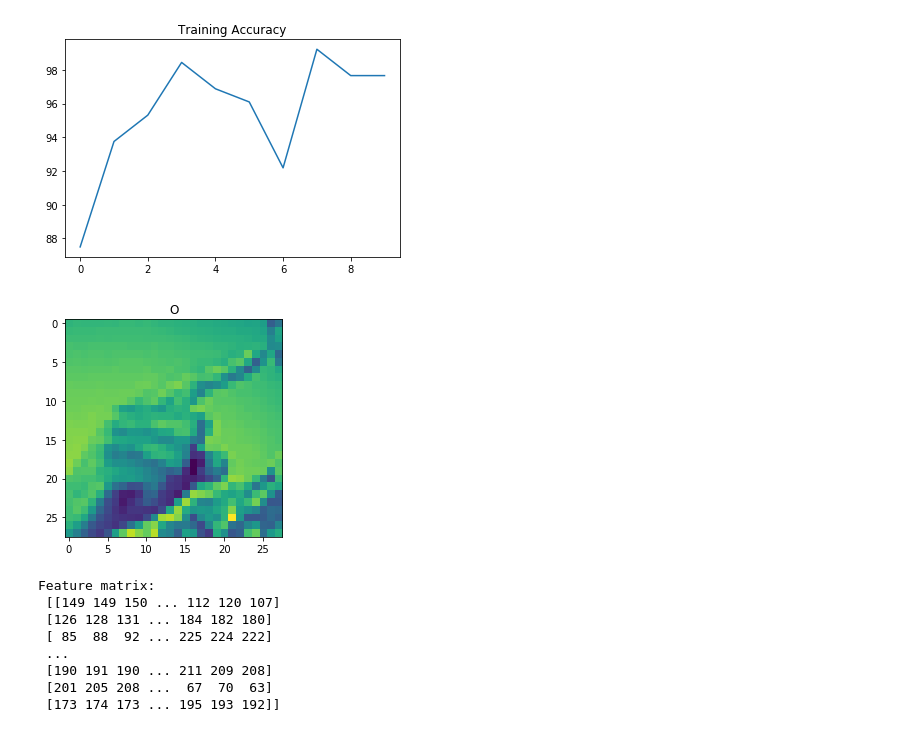
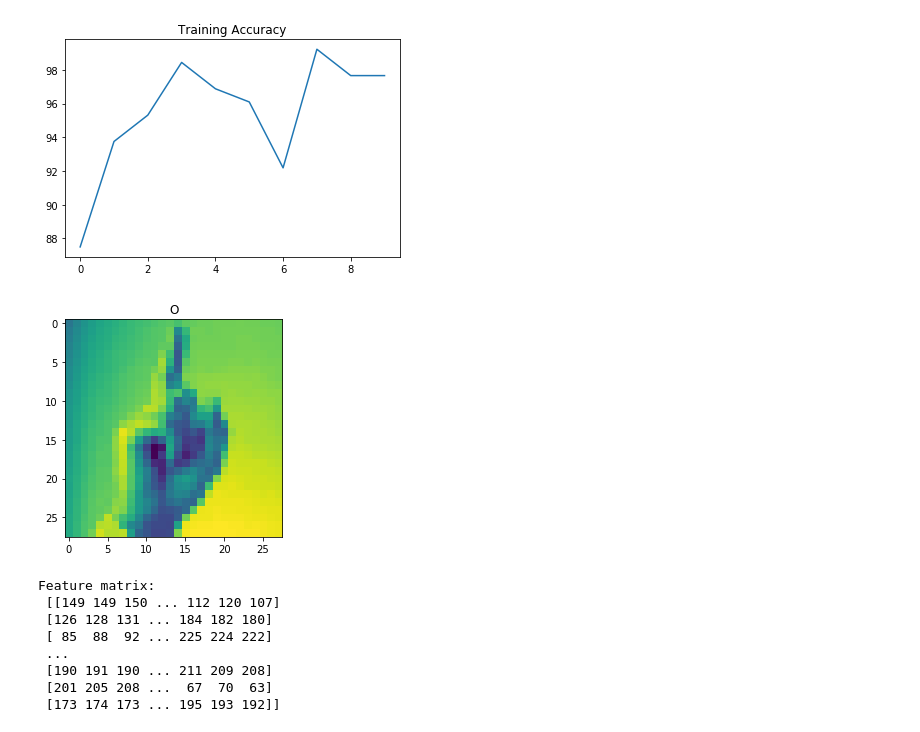
Before and after one commit to Catch-These-Signs/Sign-Language-Project, a Jupyter notebook: MLP.ipynb, the cells around one changed output. Saved outputs shown, nothing was run; the diff lists cells and outputs as text; code cells hidden in the pictures.

```diff
--- a/MLP.ipynb
+++ b/MLP.ipynb
@@ -225,11 +225,11 @@ def prediction(x, w, b):
 images, preds = prediction(x, W, B)
 # %%
 # SHOW A PREDICTION
-plt.imshow(images[1])
-plt.title(preds[1])
+plt.imshow(images[0])
+plt.title(preds[0])
 plt.show()
 # %% [output]
-[figure, old version]
+[figure, new version]
 # %%
 # SHOW TESTING MATRIX
 x_test = testing.iloc[:, 1:].values
```
Also changed, not shown: parts of 2 cells of this notebook.
